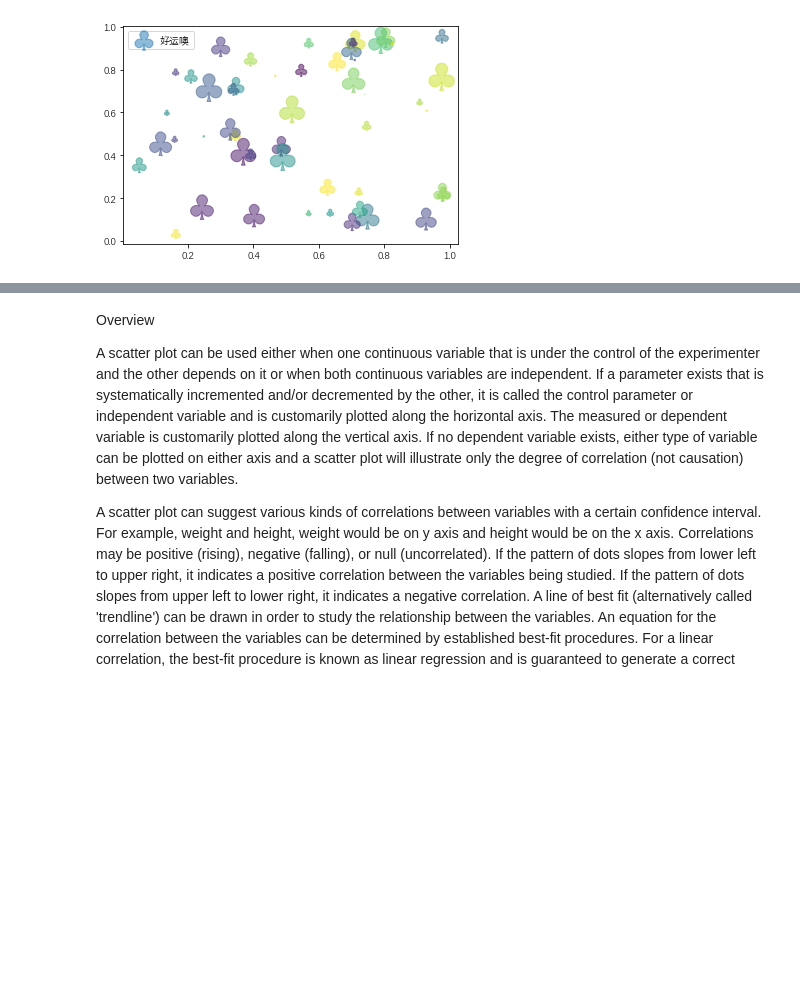
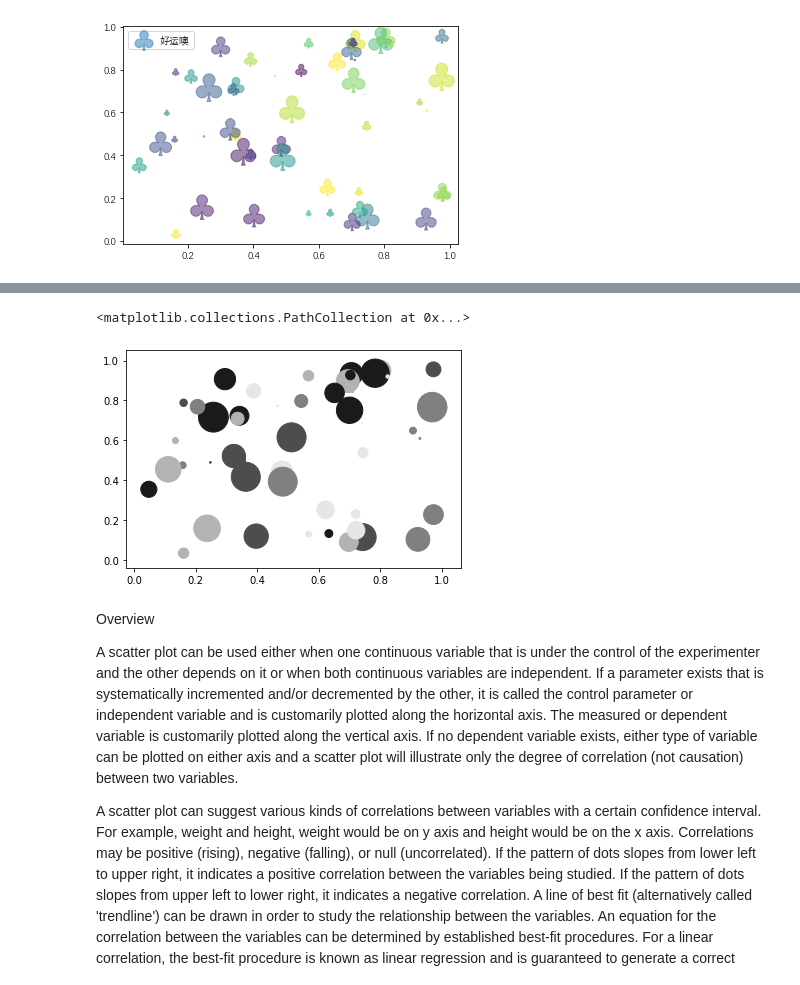
Before and after one commit to darkeggler/data_visualization_notebooks, a Jupyter notebook: mpl_01_scatter.ipynb, the cells around one changed output, grey strips where cells are left out. Saved outputs shown, nothing was run; the diff lists cells and outputs as text; code cells hidden in the pictures; blank space fills up the shorter version.

```diff
--- a/mpl_01_scatter.ipynb
+++ b/mpl_01_scatter.ipynb
@@ -142,0 +389,16 @@ plt.legend(loc='upper left')
+# %%
+def safe_masked_invalid(x, copy=False):
+    x = np.array(x, subok=True, copy=copy)
+    if not x.dtype.isnative:
+        # Note that the argument to `byteswap` is 'inplace',
+        # thus if we have already made a copy, do the byteswap in
+        # place, else make a copy with the byte order swapped.
+        # Be explicit that we are swapping the byte order of the dtype
+        x = x.byteswap(copy).newbyteorder('S')
+
+    try:
+        xm = np.ma.masked_invalid(x, copy=False)
+        xm.shrink_mask()
+    except TypeError:
+        return x
+    return xm
@@ -142,0 +466,2 @@ plt.legend(loc='upper left')
+# %%
+s = np.ma.ravel(area)
@@ -142,0 +483,4 @@ plt.legend(loc='upper left')
+# %%
+edgecolors, linewidths = None, None
+# %%
+x, y, s, edgecolors, linewidths = _combine_masks(x, y, s, edgecolors, linewidths)
@@ -143,3 +504,8 @@ plt.legend(loc='upper left')
+# %%
+plt.scatter(x, y, s=area, c=('0.1','0.3','0.5','0.7','0.9')*10)
+# %% [output]
+<matplotlib.collections.PathCollection at 0x...>
+[figure, added]
 # %% [markdown]
 Overview
 
```
Also changed, not shown: parts of 14 cells of this notebook, 2 other files.
